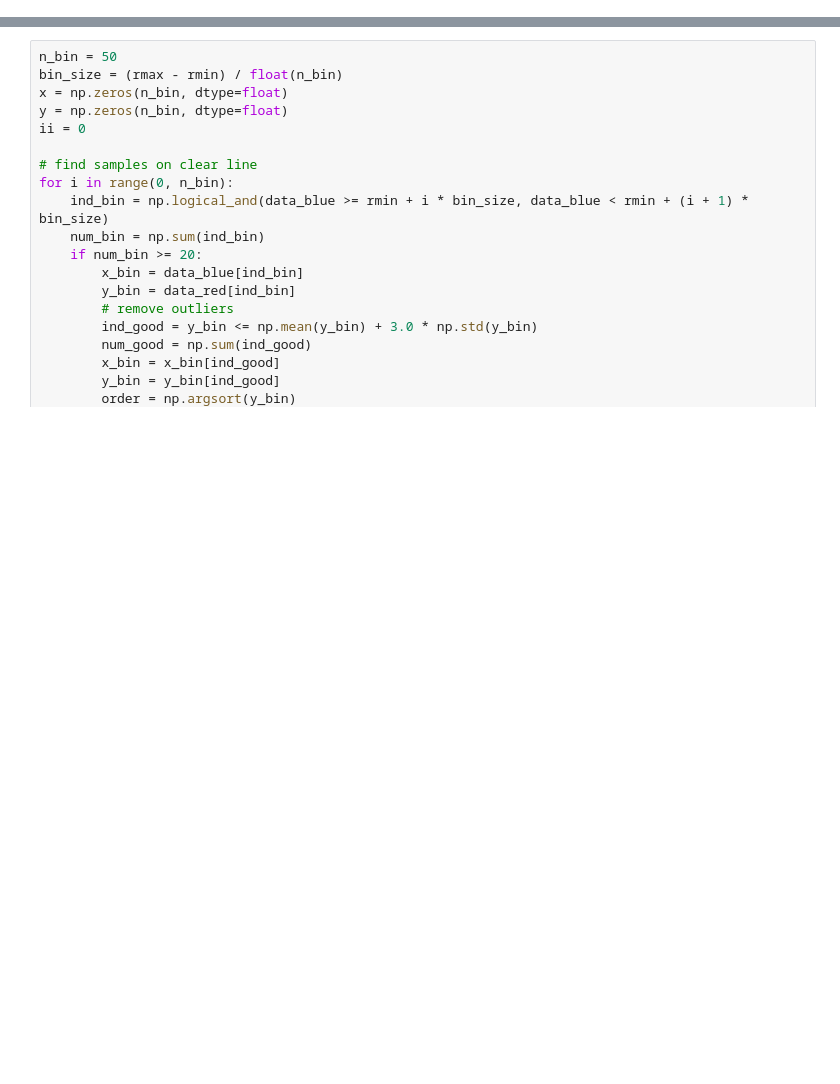
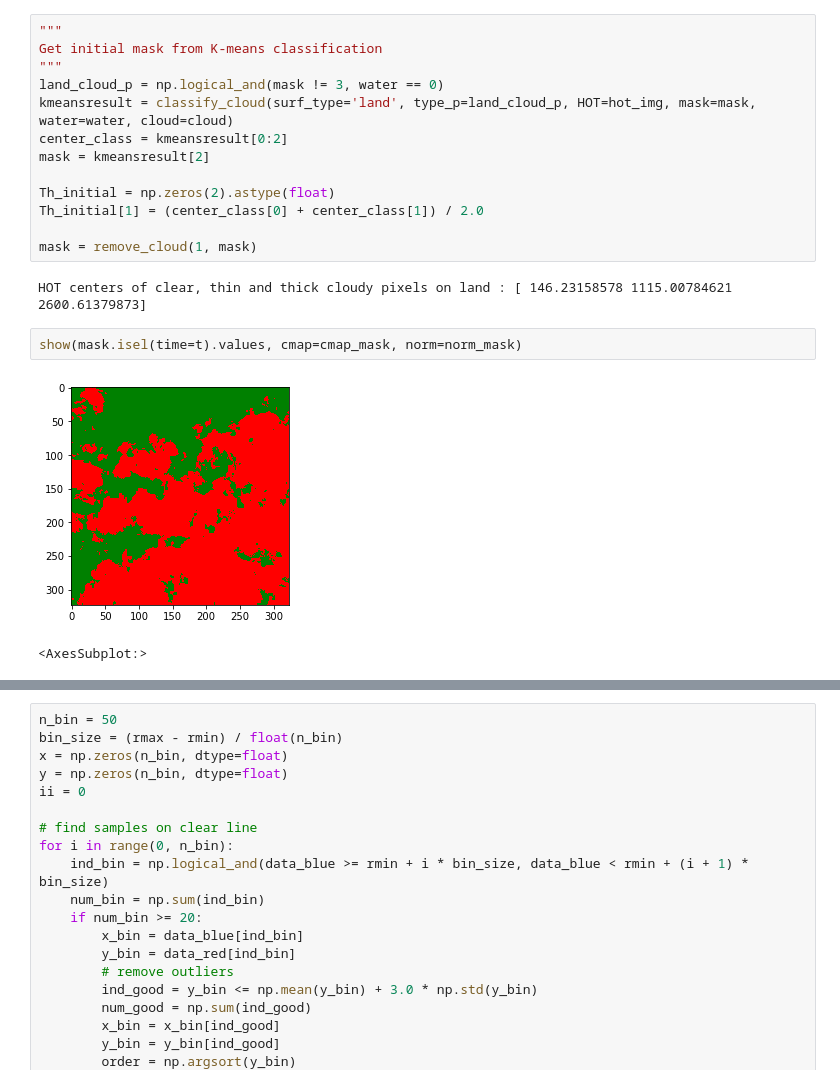
Before and after one commit to kearney-sp/hls_nrt, a Jupyter notebook: ATSA_in_prog.ipynb, the cells around one changed output, grey strips where cells are left out. Cells and saved outputs as stored; diff of their text form; blank space fills up the shorter version.

```diff
--- a/ATSA_in_prog.ipynb
+++ b/ATSA_in_prog.ipynb
@@ -262,0 +480,20 @@ Data variables:
+# %%
+"""
+Get initial mask from K-means classification
+"""
+land_cloud_p = np.logical_and(mask != 3, water == 0)
+kmeansresult = classify_cloud(surf_type='land', type_p=land_cloud_p, HOT=hot_img, mask=mask, water=water, cloud=cloud)
+center_class = kmeansresult[0:2]
+mask = kmeansresult[2]
+
+Th_initial = np.zeros(2).astype(float)
+Th_initial[1] = (center_class[0] + center_class[1]) / 2.0
+
+mask = remove_cloud(1, mask)
+# %% [output]
+HOT centers of clear, thin and thick cloudy pixels on land : [ 146.23158578 1115.00784621 2600.61379873]
+# %%
+show(mask.isel(time=t).values, cmap=cmap_mask, norm=norm_mask)
+# %% [output]
+[figure, added]
+<AxesSubplot:>
```
Also changed, not shown: parts of 93 cells of this notebook, 7 other files.
